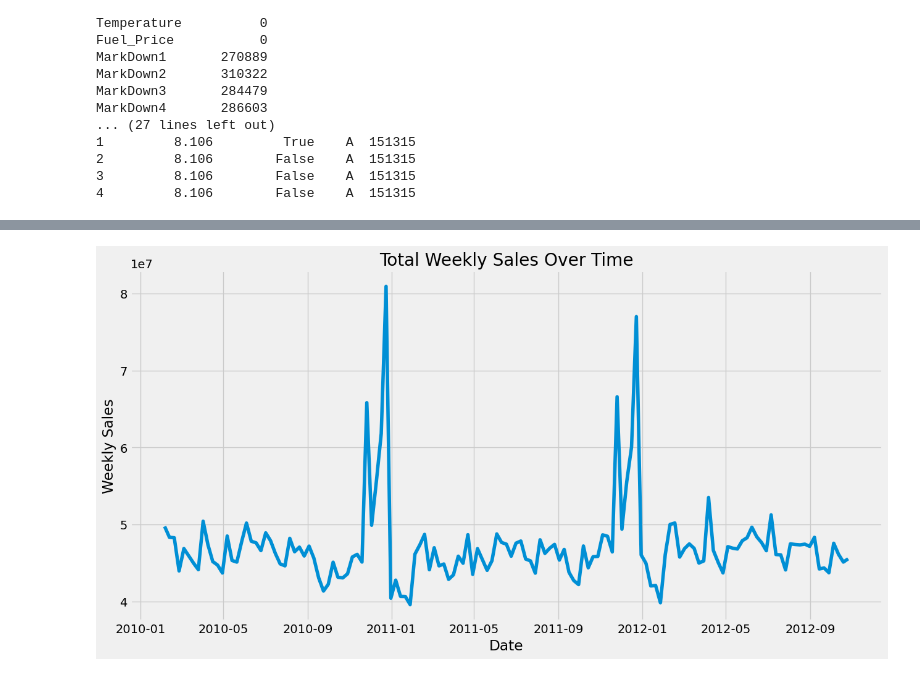
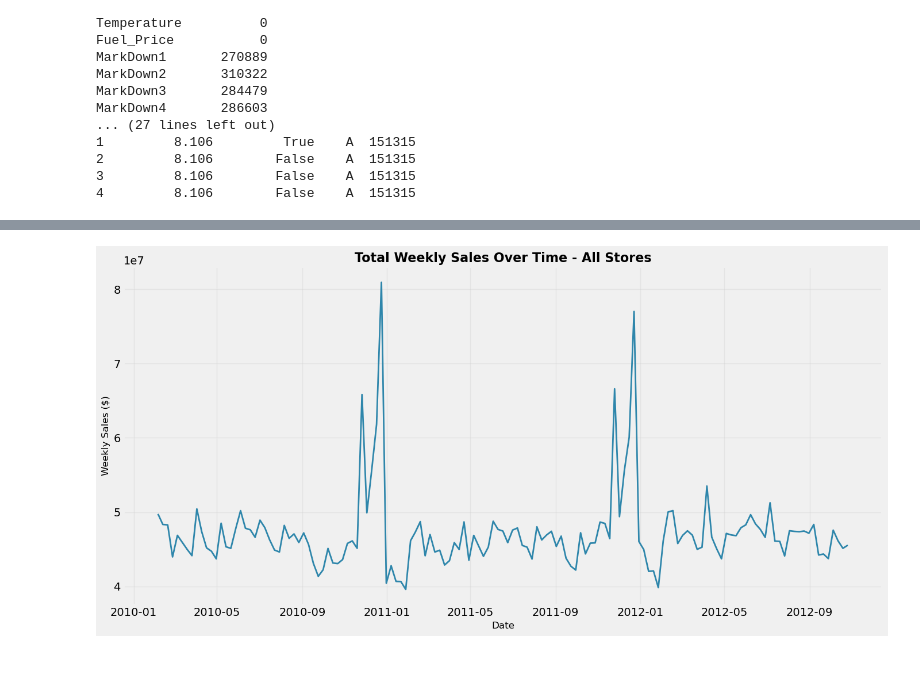
Before and after one commit to MiltonTMuzhanye/Sales_Forecast_Prediction, a Jupyter notebook: Sales_forecast.ipynb, the cells around one changed output, grey strips where cells are left out. Cells and saved outputs as stored; diff of their text form; code cells hidden in the pictures.

```diff
--- a/Sales_forecast.ipynb
+++ b/Sales_forecast.ipynb
@@ -108,8 +108,12 @@ merged_data['Month'] = merged_data['Date'].dt.month
 merged_data['Week'] = merged_data['Date'].dt.isocalendar().week
 merged_data['Day'] = merged_data['Date'].dt.day
 
-if 'IsHoliday' in merged_data.columns:
-    merged_data['IsHoliday'] = merged_data['IsHoliday'].astype(int)
+if 'IsHoliday_y' in merged_data.columns:
+    merged_data['IsHoliday'] = merged_data['IsHoliday_y'].astype(int)
+    print("Using IsHoliday_y")
+elif 'IsHoliday_x' in merged_data.columns:
+    merged_data['IsHoliday'] = merged_data['IsHoliday_x'].astype(int)
+    print("Using IsHoliday_x")
 else:
     merged_data['IsHoliday'] = 0
     #IsHoliday column created with default value 0
@@ -136,58 +140,85 @@ MarkDown4       0
 
 Columns available: ['Store', 'Dept', 'Date', 'Weekly_Sales', 'IsHoliday_x', 'Temperature', 'Fuel_Price', 'MarkDown1', 'MarkDown2', 'MarkDown3', 'MarkDown4', 'MarkDown5', 'CPI', 'Unemployment', 'IsHoli ...
 # %%
-# Overall sales trend
+#Overall sales trend
 plt.figure(figsize=(14, 7))
 weekly_sales = merged_data.groupby('Date')['Weekly_Sales'].sum()
-plt.plot(weekly_sales.index, weekly_sales.values)
-plt.title('Total Weekly Sales Over Time')
-plt.xlabel('Date')
-plt.ylabel('Weekly Sales')
-plt.grid(True)
+plt.plot(weekly_sales.index, weekly_sales.values, linewidth=2, color='#2E86AB')
+plt.title('Total Weekly Sales Over Time - All Stores', fontsize=16, fontweight='bold')
+plt.xlabel('Date', fontsize=12)
+plt.ylabel('Weekly Sales ($)', fontsize=12)
+plt.grid(True, alpha=0.3)
+plt.tight_layout()
 plt.show()
+
+print(f"💡 Total sales across all stores: ${weekly_sales.sum():,.0f}")
+print(f"💡 Peak sales week: ${weekly_sales.max():,.0f}")
+print(f"💡 Average weekly sales: ${weekly_sales.mean():,.0f}")
 
 # Sales by store type
 plt.figure(figsize=(10, 6))
 store_type_sales = merged_data.groupby('Type')['Weekly_Sales'].mean()
-store_type_sales.plot(kind='bar')
-plt.title('Average Weekly Sales by Store Type')
-plt.xlabel('Store Type')
-plt.ylabel('Average Weekly Sales')
+colors = ['#A23B72', '#F18F01', '#C73E1D']
+store_type_sales.plot(kind='bar', color=colors)
+plt.title('Average Weekly Sales by Store Type', fontsize=14, fontweight='bold')
+plt.xlabel('Store Type', fontsize=12)
+plt.ylabel('Average Weekly Sales ($)', fontsize=12)
+plt.xticks(rotation=0)
+plt.tight_layout()
 plt.show()
 
-# Sales by department
+print("Store Type Performance:")
+for store_type, sales in store_type_sales.items():
+    print(f"   • Type {store_type}: ${sales:,.0f} average weekly sales")
+
+#Top departments
 plt.figure(figsize=(14, 6))
 dept_sales = merged_data.groupby('Dept')['Weekly_Sales'].mean().sort_values(ascending=False)
-dept_sales.head(20).plot(kind='bar')
-plt.title('Top 20 Departments by Average Weekly Sales')
-plt.xlabel('Department')
-plt.ylabel('Average Weekly Sales')
+dept_sales.head(20).plot(kind='bar', color='#2E86AB')
+plt.title('Top 20 Departments by Average Weekly Sales', fontsize=14, fontweight='bold')
+plt.xlabel('Department', fontsize=12)
+plt.ylabel('Average Weekly Sales ($)', fontsize=12)
+plt.tight_layout()
 plt.show()
 
-# Holiday impact on sales
+#Holiday impact visualization
 plt.figure(figsize=(10, 6))
 holiday_sales = merged_data.groupby('IsHoliday')['Weekly_Sales'].mean()
-holiday_sales.plot(kind='bar')
-plt.title('Average Weekly Sales: Holiday vs Non-Holiday')
-plt.xlabel('Is Holiday (0=No, 1=Yes)')
-plt.ylabel('Average Weekly Sales')
+holiday_sales.plot(kind='bar', color=['#F18F01', '#C73E1D'])
+plt.title('Average Weekly Sales: Holiday vs Non-Holiday', fontsize=14, fontweight='bold')
+plt.xlabel('Holiday Week (0=No, 1=Yes)', fontsize=12)
+plt.ylabel('Average Weekly Sales ($)', fontsize=12)
+plt.xticks(rotation=0)
+plt.tight_layout()
 plt.show()
 
-# Correlation heatmap
+holiday_boost = ((holiday_sales[1] - holiday_sales[0]) / holiday_sales[0]) * 100
+print(f"💡 Holiday sales boost: {holiday_boost:+.1f}%")
+
+#Correlation heatmap
 plt.figure(figsize=(12, 8))
-numeric_cols = ['Weekly_Sales', 'Temperature', 'Fuel_Price', 'CPI', 'Unemployment', 'IsHoliday']
+numeric_cols = ['Weekly_Sales', 'Temperature', 'Fuel_Price', 'CPI', 'Unemployment']
+numeric_cols = [col for col in numeric_cols if col in merged_data.columns]
 correlation_matrix = merged_data[numeric_cols].corr()
-sns.heatmap(correlation_matrix, annot=True, cmap='coolwarm')
-plt.title('Correlation Heatmap')
+
+sns.heatmap(correlation_matrix, annot=True, cmap='coolwarm', center=0, fmt='.3f')
+plt.title('Sales Correlation Matrix', fontsize=14, fontweight='bold')
+plt.tight_layout()
 plt.show()
 
-# Sales distribution by month
+# Monthly seasonality
 plt.figure(figsize=(12, 6))
 monthly_sales = merged_data.groupby('Month')['Weekly_Sales'].mean()
-monthly_sales.plot(kind='bar')
-plt.title('Average Weekly Sales by Month')
-plt.xlabel('Month')
-plt.ylabel('Average Weekly Sales')
+monthly_sales.plot(kind='bar', color='#2E86AB')
+plt.title('Monthly Sales Seasonality Pattern', fontsize=14, fontweight='bold')
+plt.xlabel('Month', fontsize=12)
+plt.ylabel('Average Weekly Sales ($)', fontsize=12)
+plt.tight_layout()
 plt.show()
+
+best_month = monthly_sales.idxmax()
+worst_month = monthly_sales.idxmin()
+print(f"Best sales month: {best_month} (${monthly_sales[best_month]:,.0f})")
+print(f"Worst sales month: {worst_month} (${monthly_sales[worst_month]:,.0f})")
 # %% [output]
-[figure, old version]
+[figure, new version]
```
Also changed, not shown: parts of 9 cells of this notebook.
